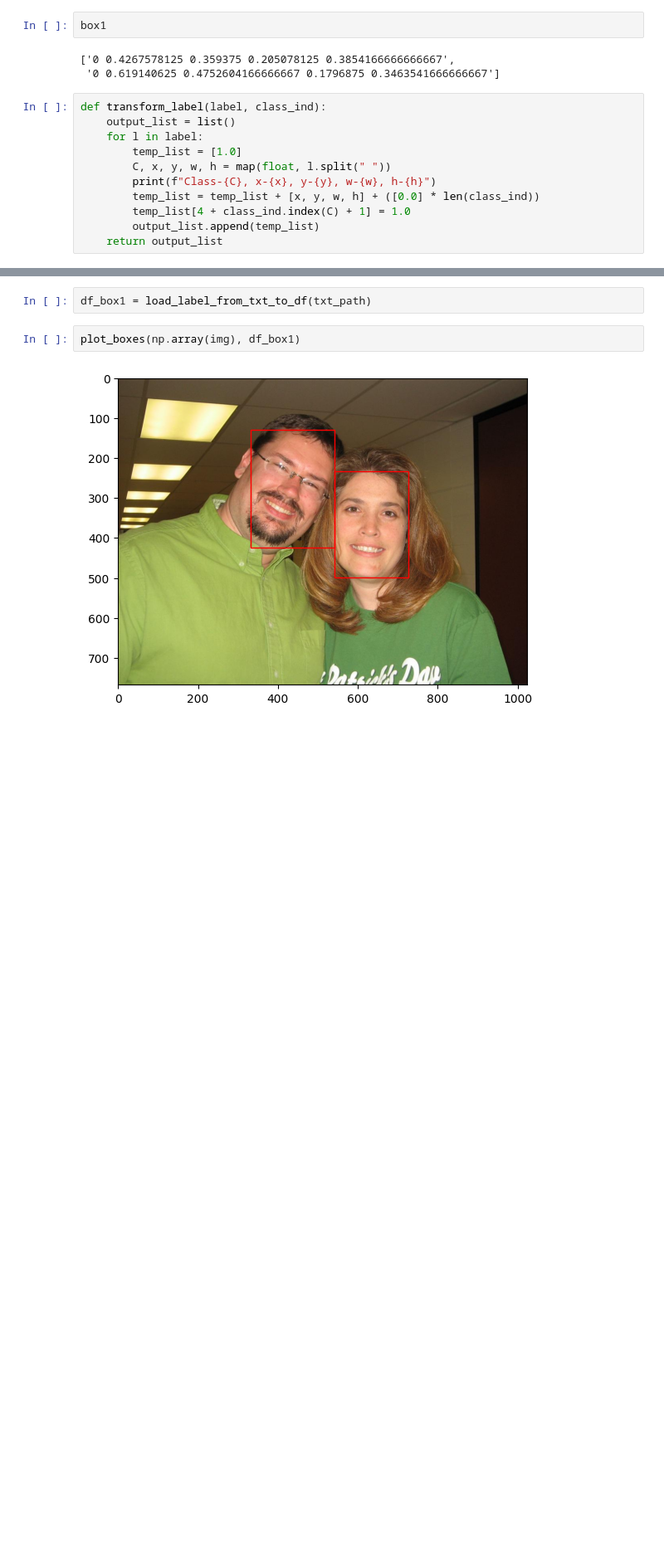
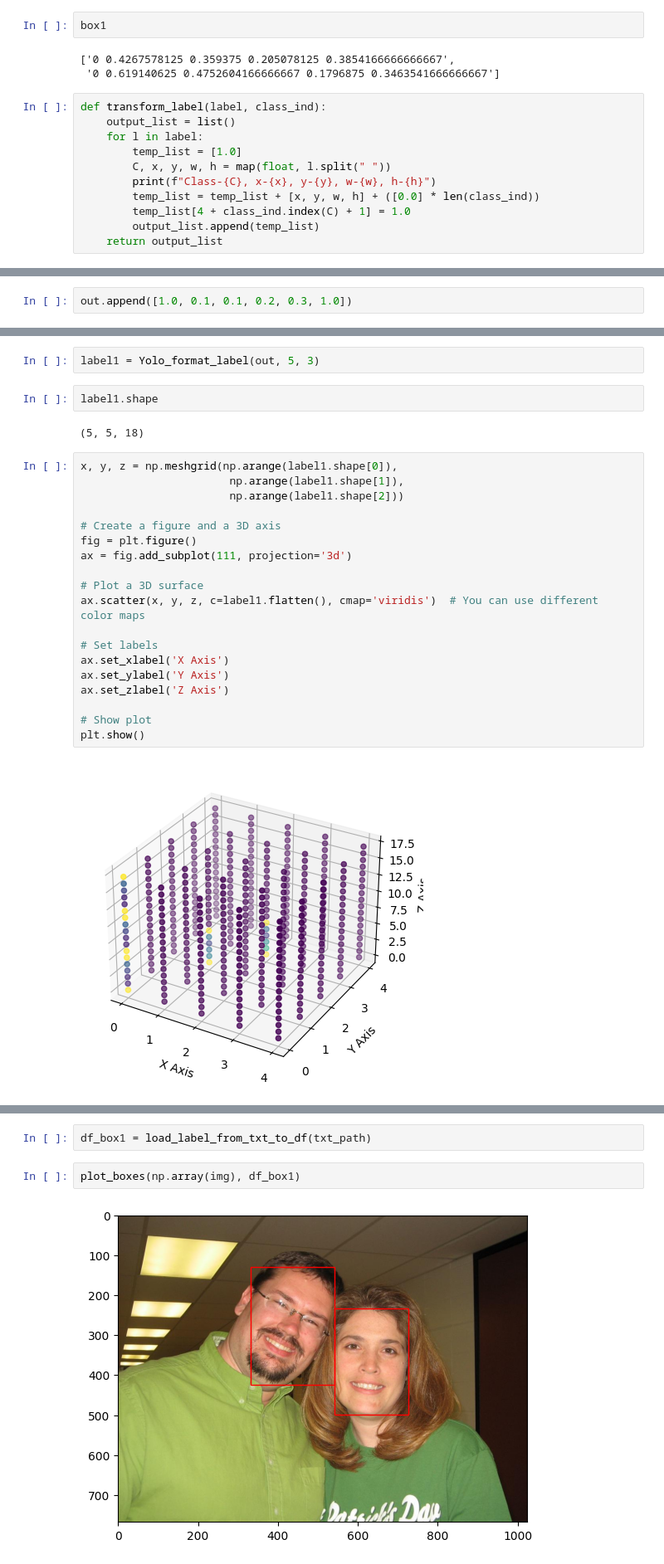
Before and after one commit to da4nik08/Yolo, a Jupyter notebook: Model.ipynb, the cells around one changed output, grey strips where cells are left out. Shown at 83% size. Drawn from its saved outputs; the diff is of its cells as text; blank space fills up the shorter version.

Commit message:
Yolo format label

```diff
--- a/Model.ipynb
+++ b/Model.ipynb
@@ -91,0 +92,2 @@ print(yolo_labels)
+# %%
+out.append([1.0, 0.1, 0.1, 0.2, 0.3, 1.0])
@@ -91,0 +102,27 @@ print(yolo_labels)
+# %%
+label1 = Yolo_format_label(out, 5, 3)
+# %%
+label1.shape
+# %% [output]
+(5, 5, 18)
+# %%
+x, y, z = np.meshgrid(np.arange(label1.shape[0]),
+                       np.arange(label1.shape[1]),
+                       np.arange(label1.shape[2]))
+
+# Create a figure and a 3D axis
+fig = plt.figure()
+ax = fig.add_subplot(111, projection='3d')
+
+# Plot a 3D surface
+ax.scatter(x, y, z, c=label1.flatten(), cmap='viridis')  # You can use different color maps
+
+# Set labels
+ax.set_xlabel('X Axis')
+ax.set_ylabel('Y Axis')
+ax.set_zlabel('Z Axis')
+
+# Show plot
+plt.show()
+# %% [output]
+[figure, added]
```
Also changed, not shown: parts of 9 cells of this notebook.
